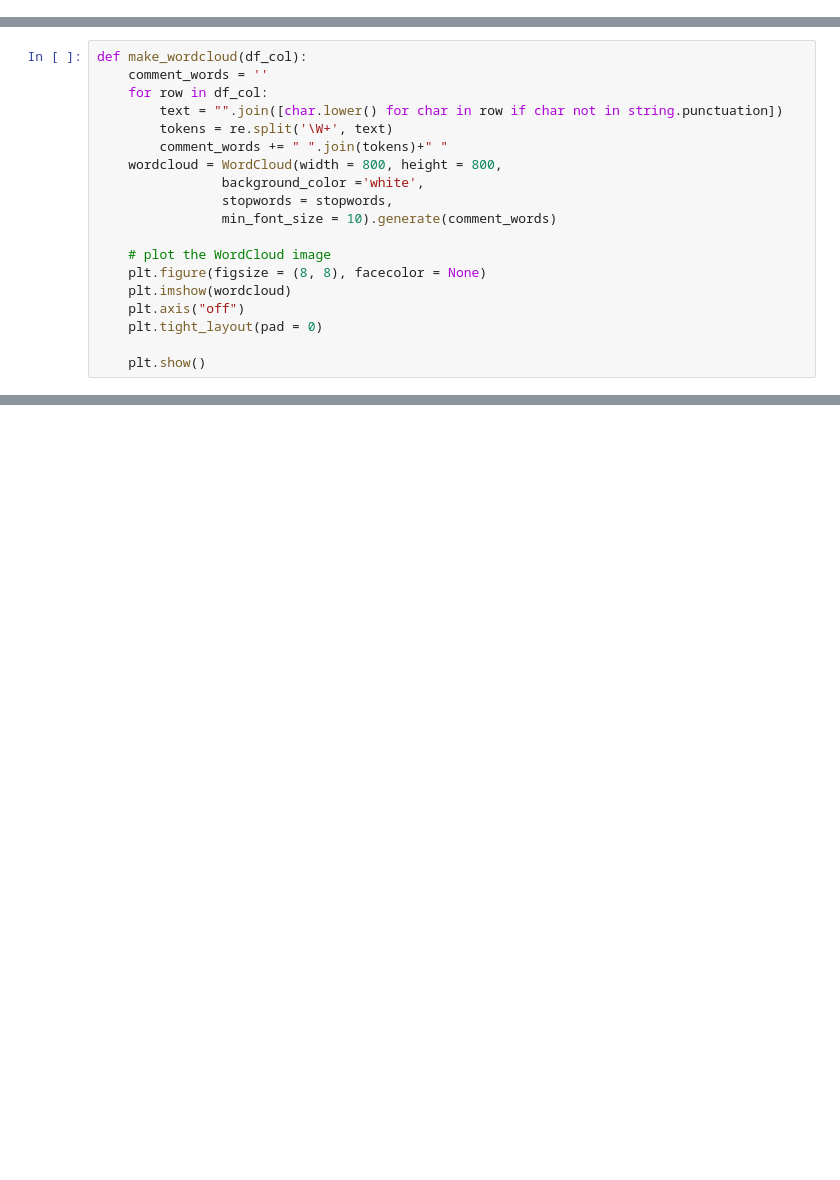
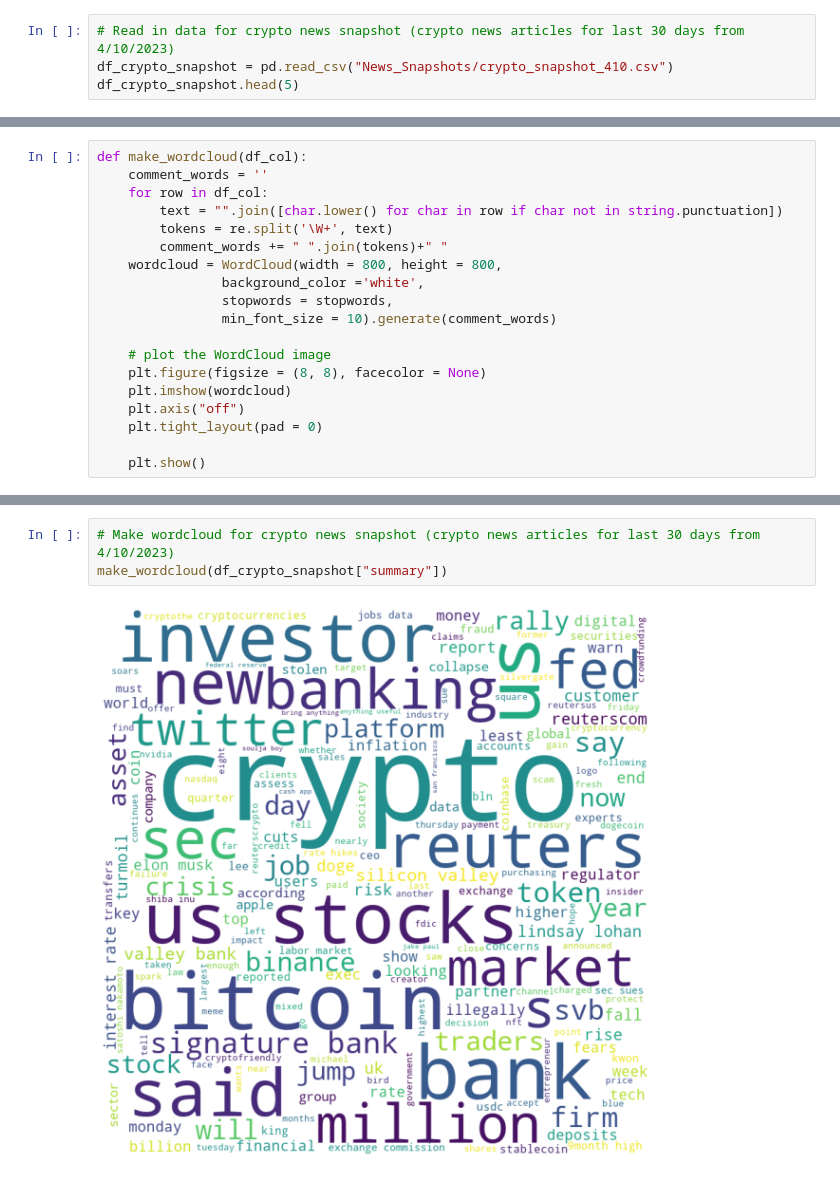
Before and after one commit to zarbin/UTA_Project-4, a Jupyter notebook: sandbox/JennS/wordcloud.ipynb, the cells around one changed output, grey strips where cells are left out. Drawn from its saved outputs; the diff is of its cells as text; blank space fills up the shorter version.

```diff
--- a/sandbox/JennS/wordcloud.ipynb
+++ b/sandbox/JennS/wordcloud.ipynb
@@ -18,3 +24,7 @@ df.head(5)
 | 2 | 2 | 2023-03-11 | USDC stablecoin breaks dollar peg... |
 | 3 | 3 | 2023-03-13 | SVB’s Collapse Is Causing Chaos i... |
 | 4 | 4 | 2023-03-15 | Why Did Silicon Valley Bank and S... |
+# %%
+# Read in data for crypto news snapshot (crypto news articles for last 30 days from 4/10/2023)
+df_crypto_snapshot = pd.read_csv("News_Snapshots/crypto_snapshot_410.csv")
+df_crypto_snapshot.head(5)
@@ -43,0 +66,5 @@ make_wordcloud(df["summary"])
+# %%
+# Make wordcloud for crypto news snapshot (crypto news articles for last 30 days from 4/10/2023)
+make_wordcloud(df_crypto_snapshot["summary"])
+# %% [output]
+[figure, added]
```
Also changed, not shown: parts of 10 cells of this notebook.
